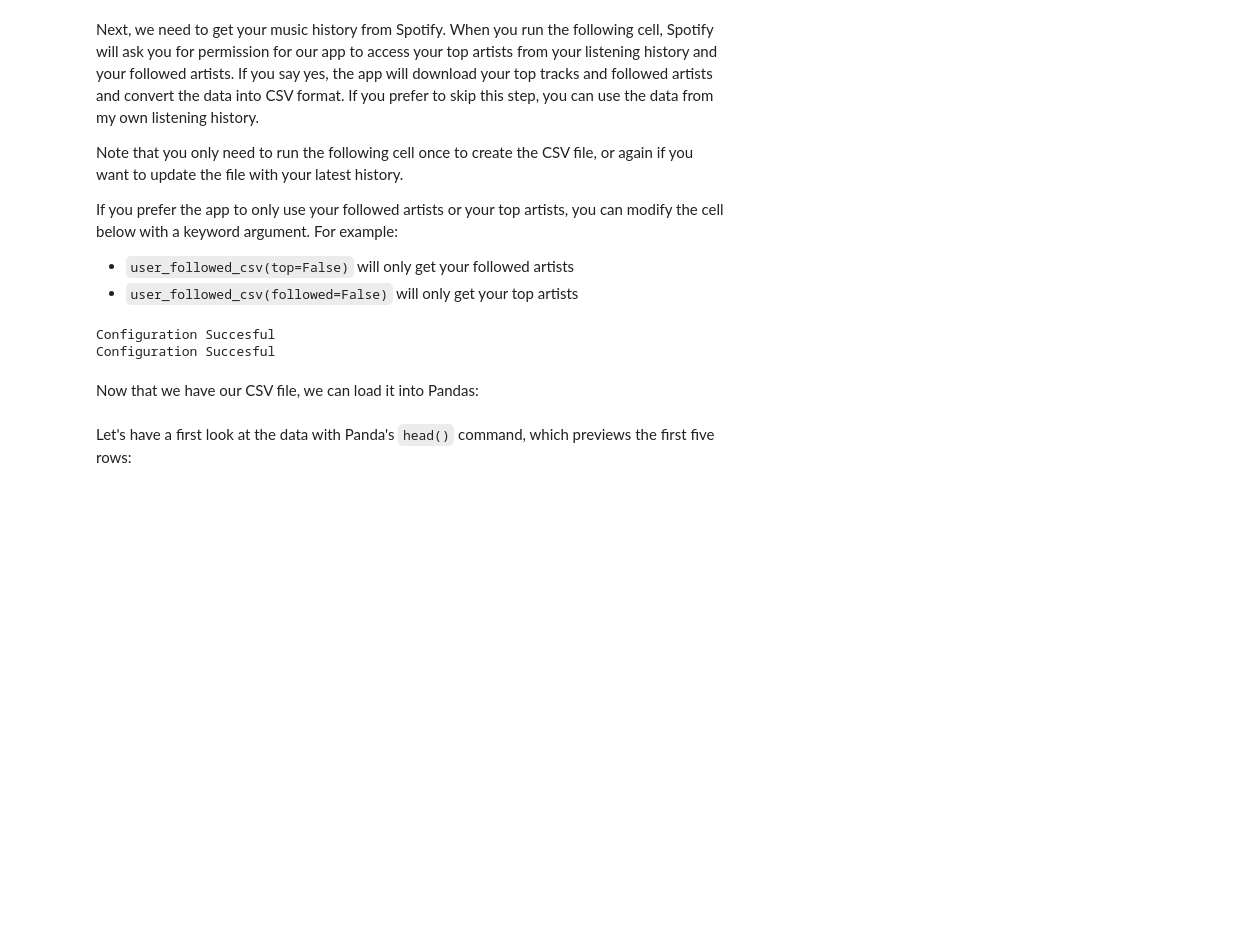
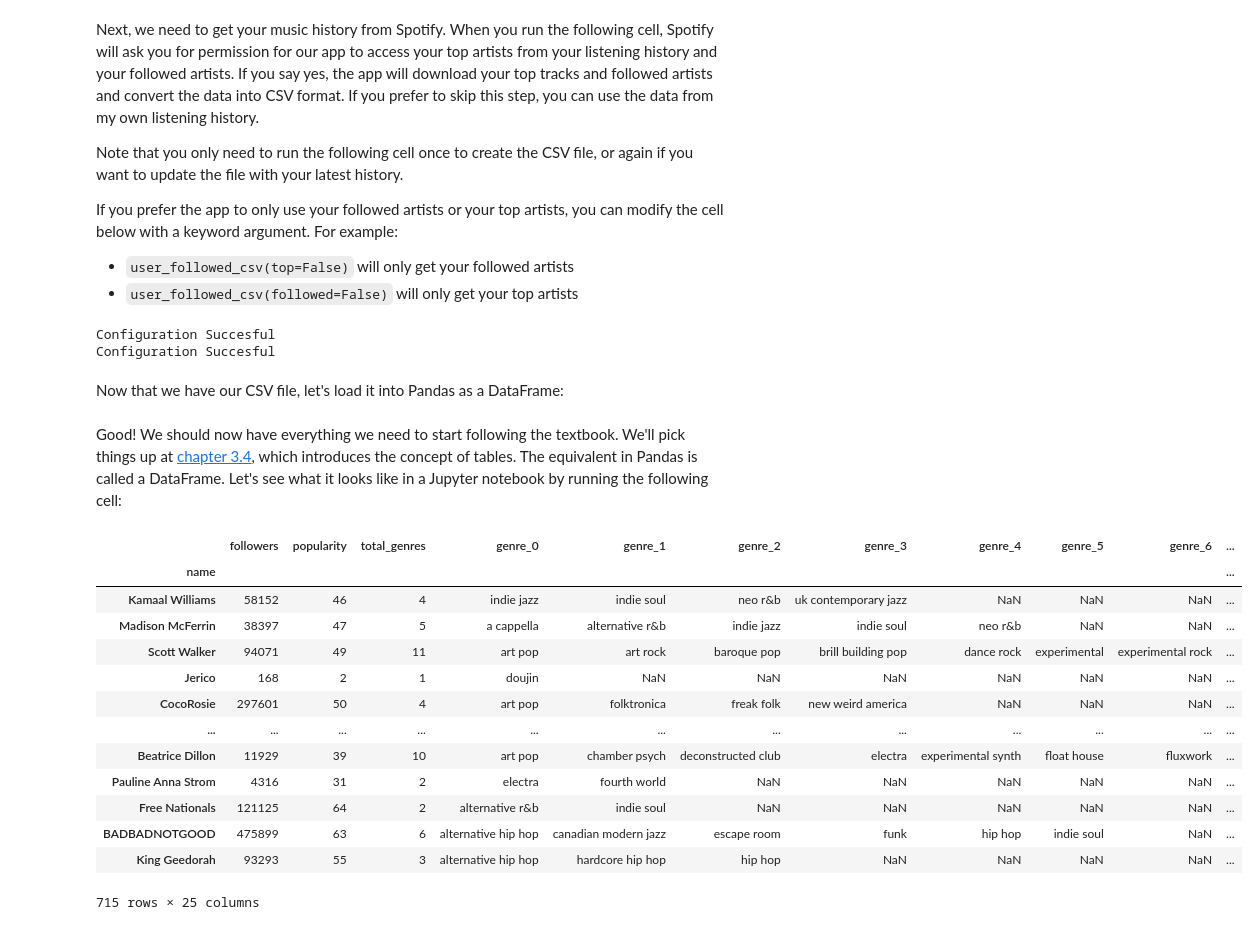
Before and after one commit to JimmyLamothe/dataspot, a Jupyter notebook: dataspot.ipynb, the cells around one changed output. Saved outputs shown, nothing was run; the diff lists cells and outputs as text; code cells hidden in the pictures; blank space fills up the shorter version.

Commit message:
Chapter 3.4 in progress

```diff
--- a/dataspot.ipynb
+++ b/dataspot.ipynb
@@ -24,9 +26,26 @@ user_followed_csv()
 Configuration Succesful
 Configuration Succesful
 # %% [markdown]
-Now that we have our CSV file, we can load it into Pandas:
+Now that we have our CSV file, let's load it into Pandas as a DataFrame:
 # %%
 with open('data/user_artists.csv', 'r') as csv_file:
     user_artists = pd.read_csv(csv_file, index_col='name')
-# %% [markdown]
-Let's have a first look at the data with Panda's `head()` command, which previews the first five rows:
+# %% [markdown]
+Good! We should now have everything we need to start following the textbook. We'll pick things up at [chapter 3.4](https://www.inferentialthinking.com/chapters/03/4/Introduction_to_Tables.html), which introduces the concept of tables. The equivalent in Pandas is called a DataFrame. Let's see what it looks like in a Jupyter notebook by running the following cell:
+# %%
+user_artists
+# %% [output]
+|  | followers | popularity | total_genres | genre_0 | genre_1 | genre_2 | genre_3 | genre_4 | genre_5 | genre_6 | ... |
+| name |  |  |  |  |  |  |  |  |  |  | ... |
+| Kamaal Williams | 58152 | 46 | 4 | indie jazz | indie soul | neo r&b | uk contemporary jazz | NaN | NaN | NaN | ... |
+| Madison McFerrin | 38397 | 47 | 5 | a cappella | alternative r&b | indie jazz | indie soul | neo r&b | NaN | NaN | ... |
+| Scott Walker | 94071 | 49 | 11 | art pop | art rock | baroque pop | brill building pop | dance rock | experimental | experimental rock | ... |
+| Jerico | 168 | 2 | 1 | doujin | NaN | NaN | NaN | NaN | NaN | NaN | ... |
+| CocoRosie | 297601 | 50 | 4 | art pop | folktronica | freak folk | new weird america | NaN | NaN | NaN | ... |
+| ... | ... | ... | ... | ... | ... | ... | ... | ... | ... | ... | ... |
+| Beatrice Dillon | 11929 | 39 | 10 | art pop | chamber psych | deconstructed club | electra | experimental synth | float house | fluxwork | ... |
+| Pauline Anna Strom | 4316 | 31 | 2 | electra | fourth world | NaN | NaN | NaN | NaN | NaN | ... |
+| Free Nationals | 121125 | 64 | 2 | alternative r&b | indie soul | NaN | NaN | NaN | NaN | NaN | ... |
+| BADBADNOTGOOD | 475899 | 63 | 6 | alternative hip hop | canadian modern jazz | escape room | funk | hip hop | indie soul | NaN | ... |
+| King Geedorah | 93293 | 55 | 3 | alternative hip hop | hardcore hip hop | hip hop | NaN | NaN | NaN | NaN | ... |
+715 rows × 25 columns
```
Also changed, not shown: parts of 37 cells of this notebook.
